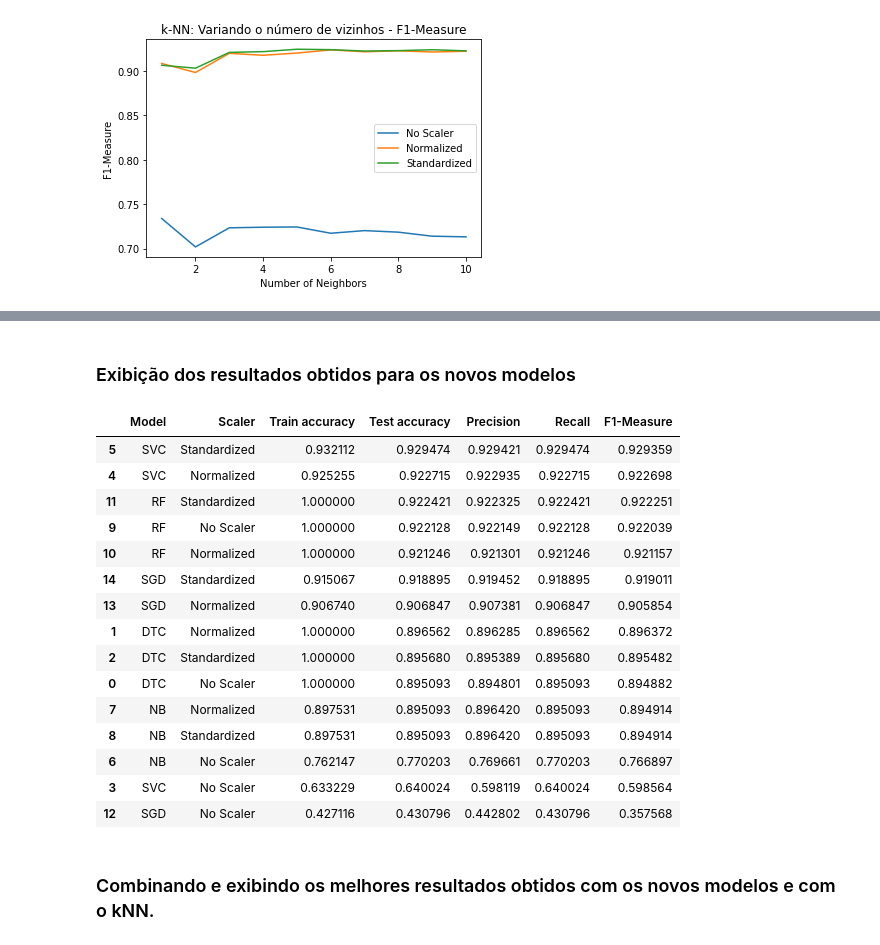
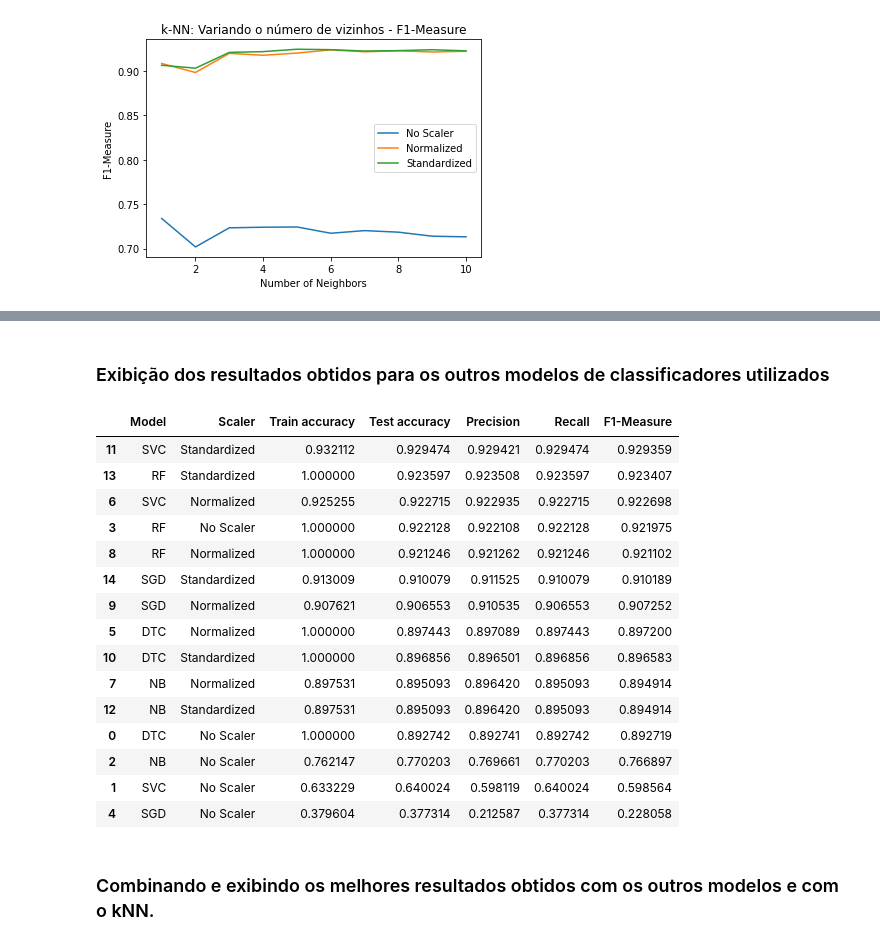
Before and after one commit to ruanfelipe7/machine_learning_activities, a Jupyter notebook: Trabalho1/Trabalho_01.ipynb, the cells around one changed output, grey strips where cells are left out. Drawn from its saved outputs; the diff is of its cells as text; code cells hidden in the pictures.

```diff
--- a/Trabalho1/Trabalho_01.ipynb
+++ b/Trabalho1/Trabalho_01.ipynb
@@ -88,9 +111,9 @@ Conjunto y de teste: 3403
 # %% [markdown]
 ### Normalizando os valores das features do conjunto de treino e do conjunto de teste utilizando o MinMaxScaler
 # %%
-sc_norm = preprocessing.MinMaxScaler()
-X_train_norm = sc_norm.fit_transform(X_train)
-X_test_norm = sc_norm.transform(X_test)
+norm = preprocessing.MinMaxScaler()
+X_train_norm = norm.fit_transform(X_train)
+X_test_norm = norm.transform(X_test)
 # %% [markdown]
 ### Plotando o histograma do conjunto de treino sem escalonamento
 # %%
@@ -108,9 +131,9 @@ plt.hist(X_train_norm[:, idx], bins=100);
 # %% [markdown]
 ### Padronizando os valores das features do conjunto de treino e do conjunto de teste utilizando o StandardScaler
 # %%
-sc_std = preprocessing.StandardScaler()
-X_train_std = sc_std.fit_transform(X_train)
-X_test_std = sc_std.transform(X_test)
+std = preprocessing.StandardScaler()
+X_train_std = std.fit_transform(X_train)
+X_test_std = std.transform(X_test)
 # %% [markdown]
 ### Plotando o histograma do conjunto de treino sem escalonamento
 # %%
@@ -321,25 +298,25 @@ Acurácia: 0.91890
 # %% [markdown]
-### Exibição dos resultados obtidos para os novos modelos
+### Exibição dos resultados obtidos para os outros modelos de classificadores utilizados
 # %%
-resultados_novos_modelos = pd.DataFrame(results)
+resultados_novos_modelos = pd.DataFrame(results_otherModels)
 resultados_novos_modelos.sort_values(by='Test accuracy', ascending=False)
 # %% [output]
 |  | Model | Scaler | Train accuracy | Test accuracy | Precision | Recall | F1-Measure |
-| 5 | SVC | Standardized | 0.932112 | 0.929474 | 0.929421 | 0.929474 | 0.929359 |
-| 4 | SVC | Normalized | 0.925255 | 0.922715 | 0.922935 | 0.922715 | 0.922698 |
-| 11 | RF | Standardized | 1.000000 | 0.922421 | 0.922325 | 0.922421 | 0.922251 |
-| 9 | RF | No Scaler | 1.000000 | 0.922128 | 0.922149 | 0.922128 | 0.922039 |
-| 10 | RF | Normalized | 1.000000 | 0.921246 | 0.921301 | 0.921246 | 0.921157 |
-| 14 | SGD | Standardized | 0.915067 | 0.918895 | 0.919452 | 0.918895 | 0.919011 |
-| 13 | SGD | Normalized | 0.906740 | 0.906847 | 0.907381 | 0.906847 | 0.905854 |
-| 1 | DTC | Normalized | 1.000000 | 0.896562 | 0.896285 | 0.896562 | 0.896372 |
-| 2 | DTC | Standardized | 1.000000 | 0.895680 | 0.895389 | 0.895680 | 0.895482 |
-| 0 | DTC | No Scaler | 1.000000 | 0.895093 | 0.894801 | 0.895093 | 0.894882 |
+| 11 | SVC | Standardized | 0.932112 | 0.929474 | 0.929421 | 0.929474 | 0.929359 |
+| 13 | RF | Standardized | 1.000000 | 0.923597 | 0.923508 | 0.923597 | 0.923407 |
+| 6 | SVC | Normalized | 0.925255 | 0.922715 | 0.922935 | 0.922715 | 0.922698 |
+| 3 | RF | No Scaler | 1.000000 | 0.922128 | 0.922108 | 0.922128 | 0.921975 |
+| 8 | RF | Normalized | 1.000000 | 0.921246 | 0.921262 | 0.921246 | 0.921102 |
+| 14 | SGD | Standardized | 0.913009 | 0.910079 | 0.911525 | 0.910079 | 0.910189 |
+| 9 | SGD | Normalized | 0.907621 | 0.906553 | 0.910535 | 0.906553 | 0.907252 |
+| 5 | DTC | Normalized | 1.000000 | 0.897443 | 0.897089 | 0.897443 | 0.897200 |
+| 10 | DTC | Standardized | 1.000000 | 0.896856 | 0.896501 | 0.896856 | 0.896583 |
 | 7 | NB | Normalized | 0.897531 | 0.895093 | 0.896420 | 0.895093 | 0.894914 |
-| 8 | NB | Standardized | 0.897531 | 0.895093 | 0.896420 | 0.895093 | 0.894914 |
-| 6 | NB | No Scaler | 0.762147 | 0.770203 | 0.769661 | 0.770203 | 0.766897 |
-| 3 | SVC | No Scaler | 0.633229 | 0.640024 | 0.598119 | 0.640024 | 0.598564 |
-| 12 | SGD | No Scaler | 0.427116 | 0.430796 | 0.442802 | 0.430796 | 0.357568 |
+| 12 | NB | Standardized | 0.897531 | 0.895093 | 0.896420 | 0.895093 | 0.894914 |
+| 0 | DTC | No Scaler | 1.000000 | 0.892742 | 0.892741 | 0.892742 | 0.892719 |
+| 2 | NB | No Scaler | 0.762147 | 0.770203 | 0.769661 | 0.770203 | 0.766897 |
+| 1 | SVC | No Scaler | 0.633229 | 0.640024 | 0.598119 | 0.640024 | 0.598564 |
+| 4 | SGD | No Scaler | 0.379604 | 0.377314 | 0.212587 | 0.377314 | 0.228058 |
 # %% [markdown]
-### Combinando e exibindo os melhores resultados obtidos com os novos modelos e com o kNN.
+### Combinando e exibindo os melhores resultados obtidos com os outros modelos e com o kNN.
 # %%
```
Also changed, not shown: parts of 21 cells of this notebook.
